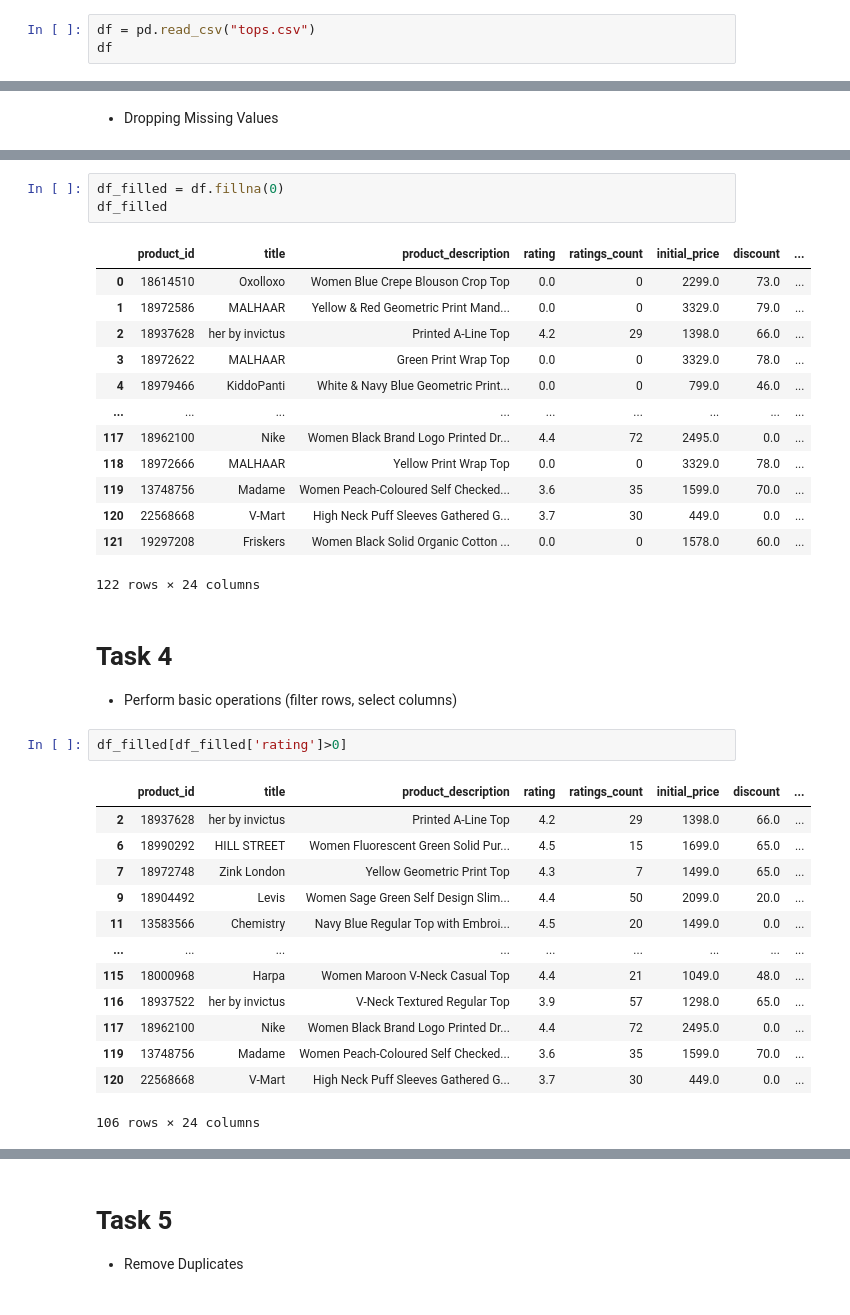
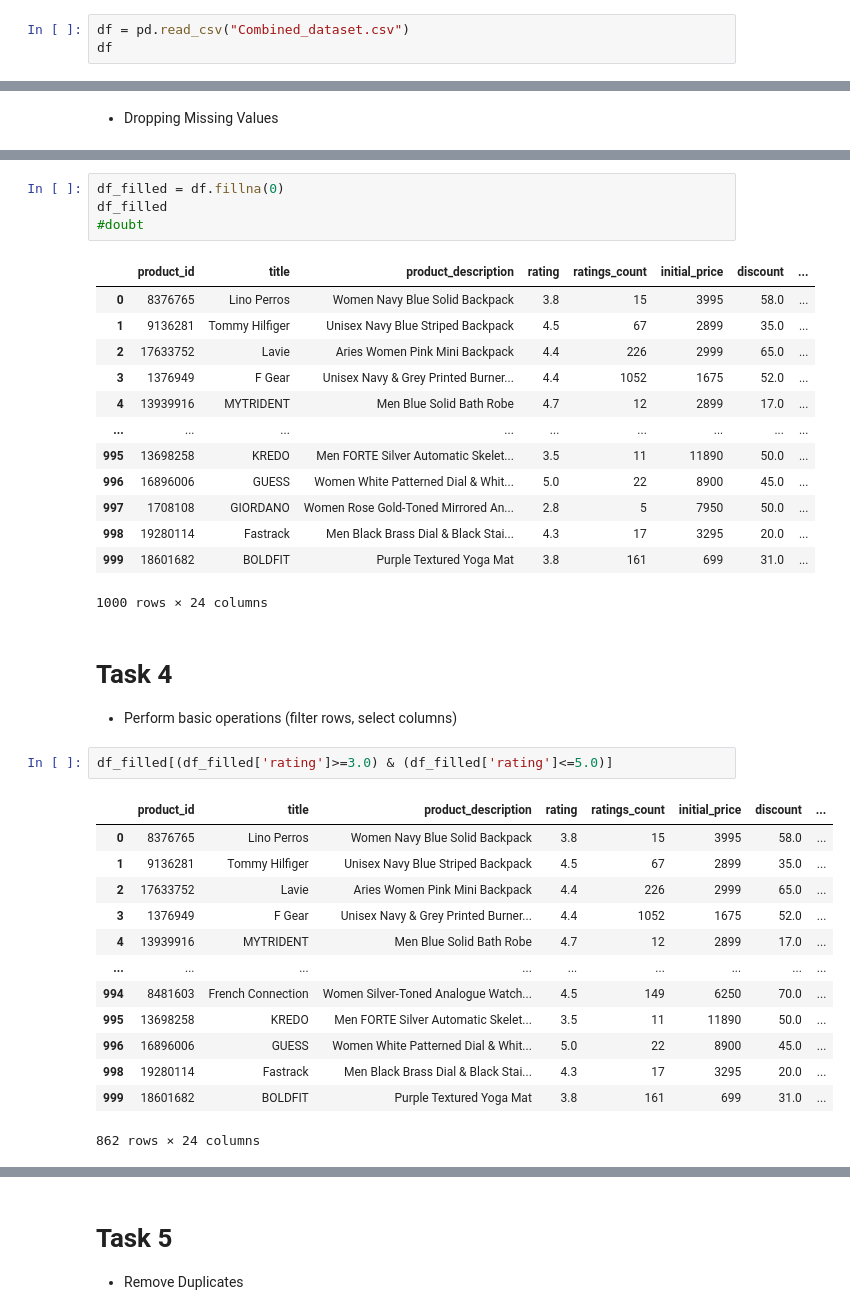
Before and after one commit to sachdevakinshu/Celebal-Assignments, a Jupyter notebook: Week 1 Assignment/Assignment1.ipynb, the cells around one changed output, grey strips where cells are left out. Cells and saved outputs as stored; diff of their text form.

```diff
--- a/Week 1 Assignment/Assignment1.ipynb
+++ b/Week 1 Assignment/Assignment1.ipynb
@@ -4,7 +4,7 @@ import pandas as pd
 # Task1
 * Load a CSV dataset into a Pandas DataFrame.
 # %%
-df = pd.read_csv("tops.csv")
+df = pd.read_csv("Combined_dataset.csv")
 df
 # %% [output]
 |  | product_id | title | product_description | rating | ratings_count | initial_price | discount | ... |
@@ -234,37 +243,38 @@ df
 # %%
 df_filled = df.fillna(0)
 df_filled
+#doubt
 # %% [output]
 |  | product_id | title | product_description | rating | ratings_count | initial_price | discount | ... |
-| 0 | 18614510 | Oxolloxo | Women Blue Crepe Blouson Crop Top | 0.0 | 0 | 2299.0 | 73.0 | ... |
-| 1 | 18972586 | MALHAAR | Yellow & Red Geometric Print Mand... | 0.0 | 0 | 3329.0 | 79.0 | ... |
-| 2 | 18937628 | her by invictus | Printed A-Line Top | 4.2 | 29 | 1398.0 | 66.0 | ... |
-| 3 | 18972622 | MALHAAR | Green Print Wrap Top | 0.0 | 0 | 3329.0 | 78.0 | ... |
-| 4 | 18979466 | KiddoPanti | White & Navy Blue Geometric Print... | 0.0 | 0 | 799.0 | 46.0 | ... |
+| 0 | 8376765 | Lino Perros | Women Navy Blue Solid Backpack | 3.8 | 15 | 3995 | 58.0 | ... |
+| 1 | 9136281 | Tommy Hilfiger | Unisex Navy Blue Striped Backpack | 4.5 | 67 | 2899 | 35.0 | ... |
+| 2 | 17633752 | Lavie | Aries Women Pink Mini Backpack | 4.4 | 226 | 2999 | 65.0 | ... |
+| 3 | 1376949 | F Gear | Unisex Navy & Grey Printed Burner... | 4.4 | 1052 | 1675 | 52.0 | ... |
+| 4 | 13939916 | MYTRIDENT | Men Blue Solid Bath Robe | 4.7 | 12 | 2899 | 17.0 | ... |
 | ... | ... | ... | ... | ... | ... | ... | ... | ... |
-| 117 | 18962100 | Nike | Women Black Brand Logo Printed Dr... | 4.4 | 72 | 2495.0 | 0.0 | ... |
-| 118 | 18972666 | MALHAAR | Yellow Print Wrap Top | 0.0 | 0 | 3329.0 | 78.0 | ... |
-| 119 | 13748756 | Madame | Women Peach-Coloured Self Checked... | 3.6 | 35 | 1599.0 | 70.0 | ... |
-| 120 | 22568668 | V-Mart | High Neck Puff Sleeves Gathered G... | 3.7 | 30 | 449.0 | 0.0 | ... |
-| 121 | 19297208 | Friskers | Women Black Solid Organic Cotton ... | 0.0 | 0 | 1578.0 | 60.0 | ... |
+| 995 | 13698258 | KREDO | Men FORTE Silver Automatic Skelet... | 3.5 | 11 | 11890 | 50.0 | ... |
+| 996 | 16896006 | GUESS | Women White Patterned Dial & Whit... | 5.0 | 22 | 8900 | 45.0 | ... |
+| 997 | 1708108 | GIORDANO | Women Rose Gold-Toned Mirrored An... | 2.8 | 5 | 7950 | 50.0 | ... |
+| 998 | 19280114 | Fastrack | Men Black Brass Dial & Black Stai... | 4.3 | 17 | 3295 | 20.0 | ... |
+| 999 | 18601682 | BOLDFIT | Purple Textured Yoga Mat | 3.8 | 161 | 699 | 31.0 | ... |
-122 rows × 24 columns
+1000 rows × 24 columns
 # %% [markdown]
 # Task 4
 * Perform basic operations (filter rows, select columns)
 # %%
-df_filled[df_filled['rating']>0]
+df_filled[(df_filled['rating']>=3.0) & (df_filled['rating']<=5.0)]
 # %% [output]
 |  | product_id | title | product_description | rating | ratings_count | initial_price | discount | ... |
-| 2 | 18937628 | her by invictus | Printed A-Line Top | 4.2 | 29 | 1398.0 | 66.0 | ... |
-| 6 | 18990292 | HILL STREET | Women Fluorescent Green Solid Pur... | 4.5 | 15 | 1699.0 | 65.0 | ... |
-| 7 | 18972748 | Zink London | Yellow Geometric Print Top | 4.3 | 7 | 1499.0 | 65.0 | ... |
-| 9 | 18904492 | Levis | Women Sage Green Self Design Slim... | 4.4 | 50 | 2099.0 | 20.0 | ... |
-| 11 | 13583566 | Chemistry | Navy Blue Regular Top with Embroi... | 4.5 | 20 | 1499.0 | 0.0 | ... |
+| 0 | 8376765 | Lino Perros | Women Navy Blue Solid Backpack | 3.8 | 15 | 3995 | 58.0 | ... |
+| 1 | 9136281 | Tommy Hilfiger | Unisex Navy Blue Striped Backpack | 4.5 | 67 | 2899 | 35.0 | ... |
+| 2 | 17633752 | Lavie | Aries Women Pink Mini Backpack | 4.4 | 226 | 2999 | 65.0 | ... |
+| 3 | 1376949 | F Gear | Unisex Navy & Grey Printed Burner... | 4.4 | 1052 | 1675 | 52.0 | ... |
+| 4 | 13939916 | MYTRIDENT | Men Blue Solid Bath Robe | 4.7 | 12 | 2899 | 17.0 | ... |
 | ... | ... | ... | ... | ... | ... | ... | ... | ... |
-| 115 | 18000968 | Harpa | Women Maroon V-Neck Casual Top | 4.4 | 21 | 1049.0 | 48.0 | ... |
-| 116 | 18937522 | her by invictus | V-Neck Textured Regular Top | 3.9 | 57 | 1298.0 | 65.0 | ... |
-| 117 | 18962100 | Nike | Women Black Brand Logo Printed Dr... | 4.4 | 72 | 2495.0 | 0.0 | ... |
-| 119 | 13748756 | Madame | Women Peach-Coloured Self Checked... | 3.6 | 35 | 1599.0 | 70.0 | ... |
-| 120 | 22568668 | V-Mart | High Neck Puff Sleeves Gathered G... | 3.7 | 30 | 449.0 | 0.0 | ... |
+| 994 | 8481603 | French Connection | Women Silver-Toned Analogue Watch... | 4.5 | 149 | 6250 | 70.0 | ... |
+| 995 | 13698258 | KREDO | Men FORTE Silver Automatic Skelet... | 3.5 | 11 | 11890 | 50.0 | ... |
+| 996 | 16896006 | GUESS | Women White Patterned Dial & Whit... | 5.0 | 22 | 8900 | 45.0 | ... |
+| 998 | 19280114 | Fastrack | Men Black Brass Dial & Black Stai... | 4.3 | 17 | 3295 | 20.0 | ... |
+| 999 | 18601682 | BOLDFIT | Purple Textured Yoga Mat | 3.8 | 161 | 699 | 31.0 | ... |
-106 rows × 24 columns
+862 rows × 24 columns
 # %%
```
Also changed, not shown: parts of 25 cells of this notebook, 2 other files.
